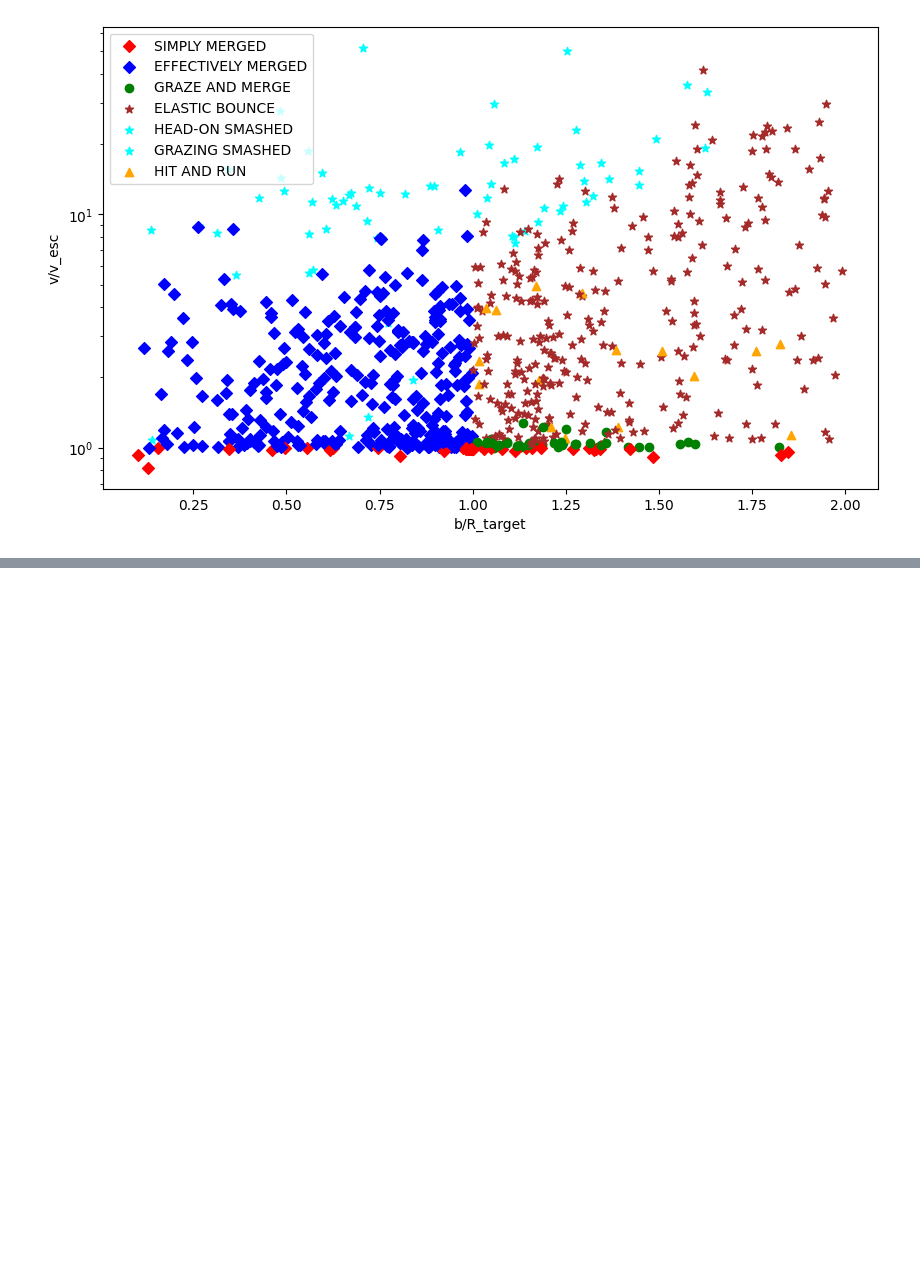
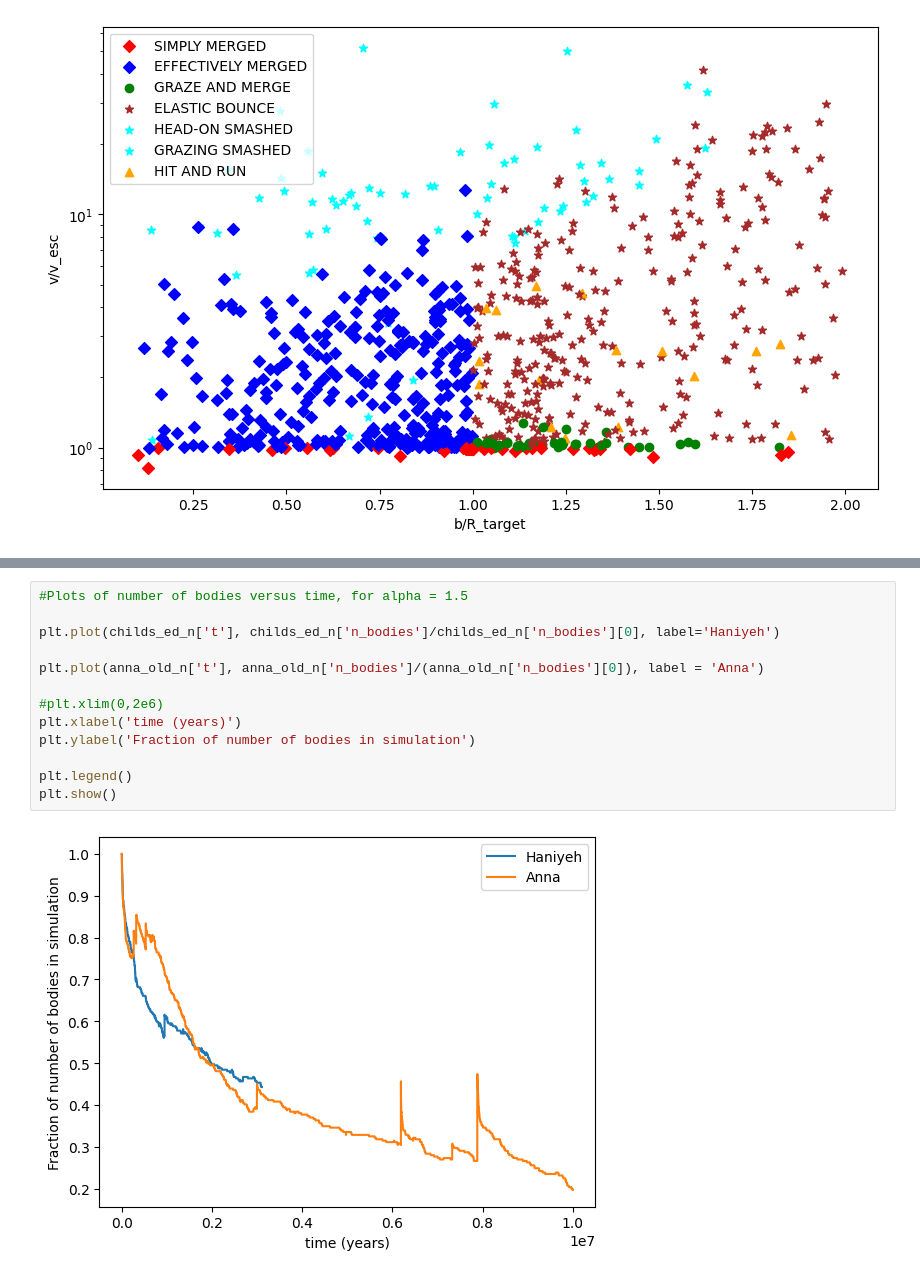
Before and after one commit to haniyehtajer/planetgarten, a Jupyter notebook: simulation_results/report_nov18.ipynb, the cells around one changed output, grey strips where cells are left out. Drawn from its saved outputs; the diff is of its cells as text; blank space fills up the shorter version.

```diff
--- a/simulation_results/report_nov18.ipynb
+++ b/simulation_results/report_nov18.ipynb
@@ -267,0 +327,15 @@ plt.show()
+# %%
+#Plots of number of bodies versus time, for alpha = 1.5
+
+plt.plot(childs_ed_n['t'], childs_ed_n['n_bodies']/childs_ed_n['n_bodies'][0], label='Haniyeh')
+
+plt.plot(anna_old_n['t'], anna_old_n['n_bodies']/(anna_old_n['n_bodies'][0]), label = 'Anna')
+
+#plt.xlim(0,2e6)
+plt.xlabel('time (years)')
+plt.ylabel('Fraction of number of bodies in simulation')
+
+plt.legend()
+plt.show()
+# %% [output]
+[figure, added]
```
Also changed, not shown: parts of 9 cells of this notebook, 8 other files.
